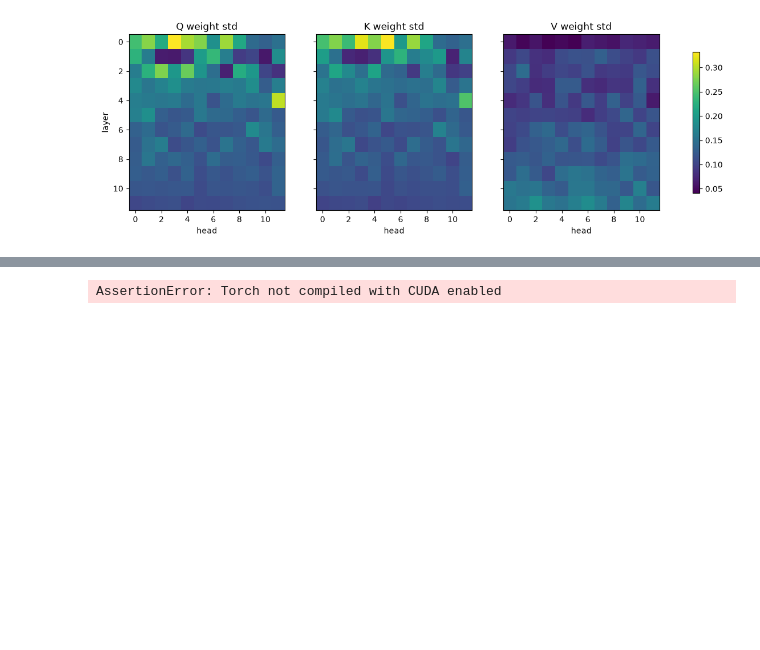
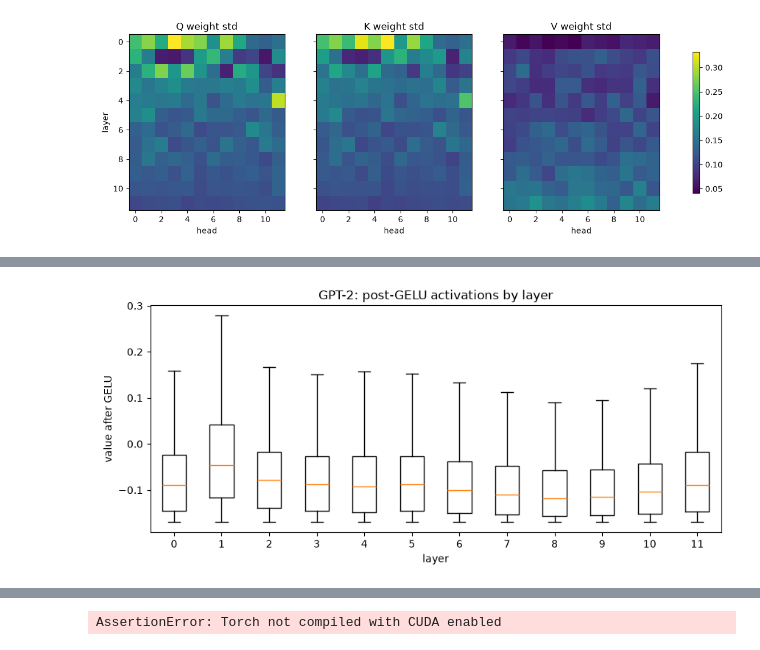
Before and after one commit to benhagg/build-nanogpt, a Jupyter notebook: play.ipynb, the cells around one changed output, grey strips where cells are left out. Drawn from its saved outputs; the diff is of its cells as text; code cells hidden in the pictures; blank space fills up the shorter version.

```diff
--- a/play.ipynb
+++ b/play.ipynb
@@ -142,0 +189,35 @@ plt.show()
+# %%
+import torch, matplotlib.pyplot as plt
+from transformers import GPT2LMHeadModel, GPT2TokenizerFast
+
+model = GPT2LMHeadModel.from_pretrained("gpt2").eval()
+tok = GPT2TokenizerFast.from_pretrained("gpt2")
+
+# Capture the output of GELU (post-activation) in every layer
+post_gelu = {}
+def make_hook(L):
+    def hook(module, inp, out):
+        post_gelu[L] = out.detach().flatten()     # [T, 3072] -> 1D
+    return hook
+
+for L, block in enumerate(model.transformer.h):
+    block.mlp.act.register_forward_hook(make_hook(L))   # hook the GELU itself, not c_fc
+
+# Run some real text through the model
+text = "The quick brown fox jumps over the lazy dog. " * 20
+ids = tok(text, return_tensors="pt", truncation=True, max_length=512)
+with torch.no_grad():
+    model(**ids)
+
+# Distribution per layer (violin plot)
+plt.figure(figsize=(10, 4))
+data = [post_gelu[L][post_gelu[L] <= torch.quantile(post_gelu[L], 1)].numpy() for L in range(12)]
+plt.boxplot(data, showfliers=False)
+plt.xticks(range(1, 13), range(12))
+plt.xlabel("layer"); plt.ylabel("value after GELU")
+plt.title("GPT-2: post-GELU activations by layer")
+plt.show()
+
+# My hypothesis on the previous cell does not seem to hold when we visualize the post non-linearity activation values this way.
+# %% [output]
+[figure, added]
```
Also changed, not shown: parts of 6 cells of this notebook.
